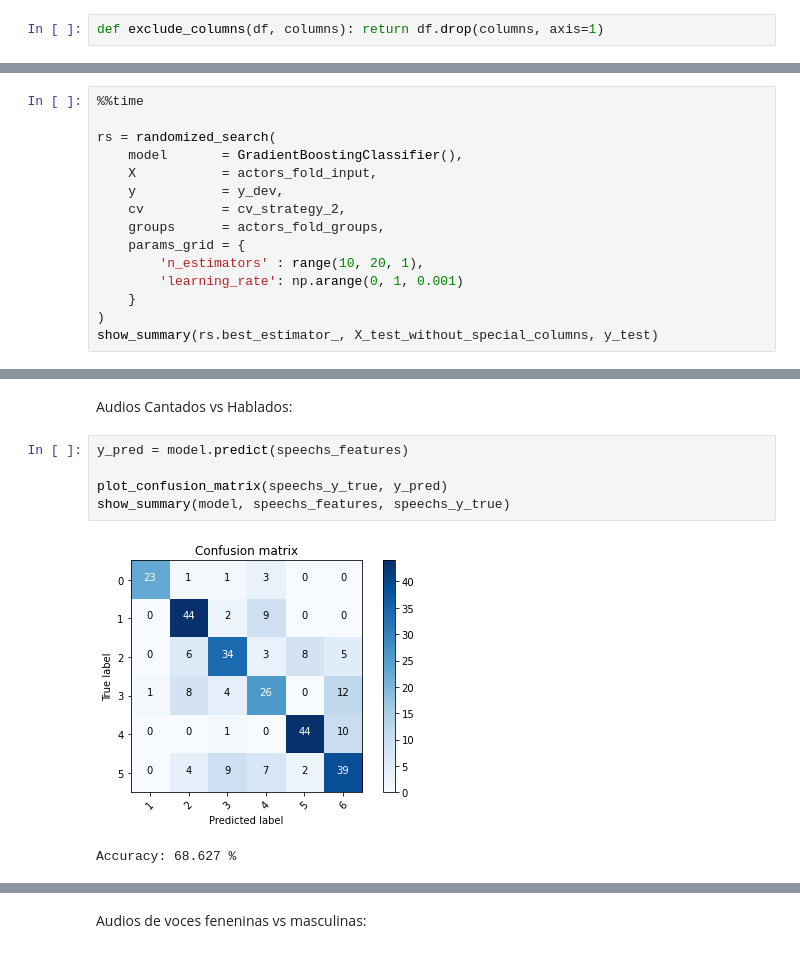
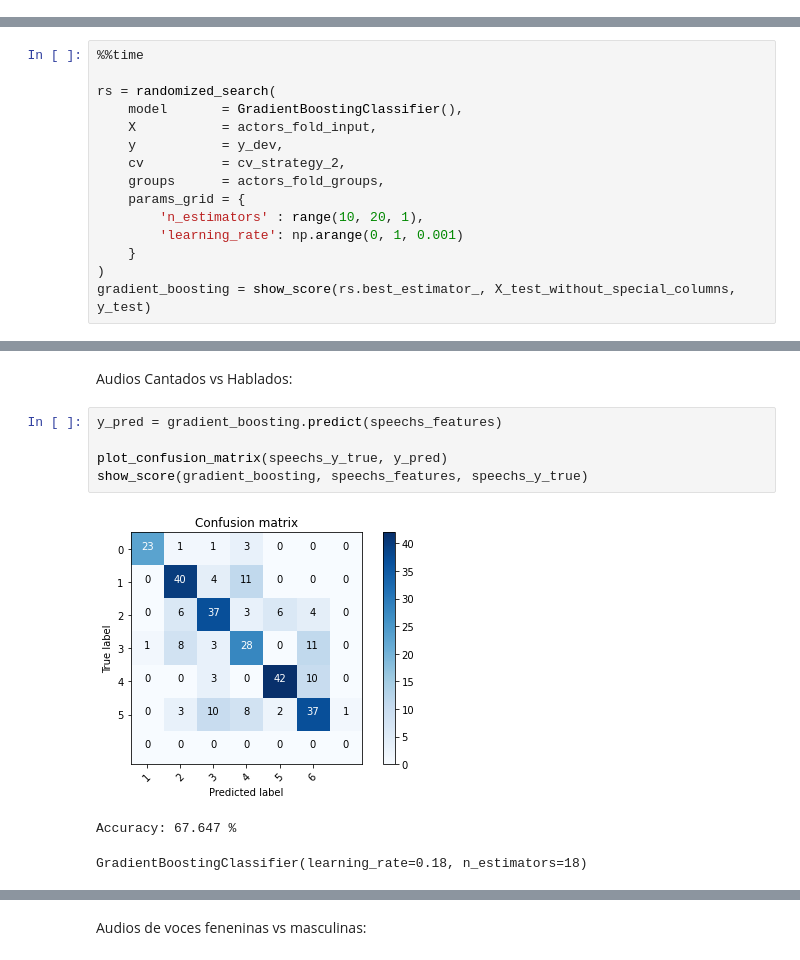
Before and after one commit to magistery-tps/aa-tp2, a Jupyter notebook: notebooks/tp2.ipynb, the cells around one changed output, grey strips where cells are left out. Saved outputs shown, nothing was run; the diff lists cells and outputs as text.

```diff
--- a/notebooks/tp2.ipynb
+++ b/notebooks/tp2.ipynb
@@ -51,5 +59,3 @@ from sound  import play, play_audio, get_functional_feats
-# %%
-def exclude_columns(df, columns): return df.drop(columns, axis=1)
 # %% [markdown]
 #### 1. Cargamos el dataset que ya generamos en la notebook **generar-dataset**.
 # %% [markdown]
@@ -386,7 +386,7 @@ rs = randomized_search(
         'learning_rate': np.arange(0, 1, 0.001)
     }
 )
-show_summary(rs.best_estimator_, X_test_without_special_columns, y_test)
+gradient_boosting = show_score(rs.best_estimator_, X_test_without_special_columns, y_test)
 # %% [output]
 Fitting 12 folds for each of 50 candidates, totalling 600 fits
 [Parallel(n_jobs=24)]: Using backend LokyBackend with 24 concurrent workers.
@@ -424,11 +422,12 @@ woman_features = exclude_columns(woman_features, special_columns)
 # %% [markdown]
 Audios Cantados vs Hablados:
 # %%
-y_pred = model.predict(speechs_features)
+y_pred = gradient_boosting.predict(speechs_features)
 
 plot_confusion_matrix(speechs_y_true, y_pred)
-show_summary(model, speechs_features, speechs_y_true)
+show_score(gradient_boosting, speechs_features, speechs_y_true)
 # %% [output]
-[figure, old version]
+[figure, new version]
-Accuracy: 68.627 %
+Accuracy: 67.647 %
+GradientBoostingClassifier(learning_rate=0.18, n_estimators=18)
 # %%
```
Also changed, not shown: parts of 42 cells of this notebook, 7 other files.
